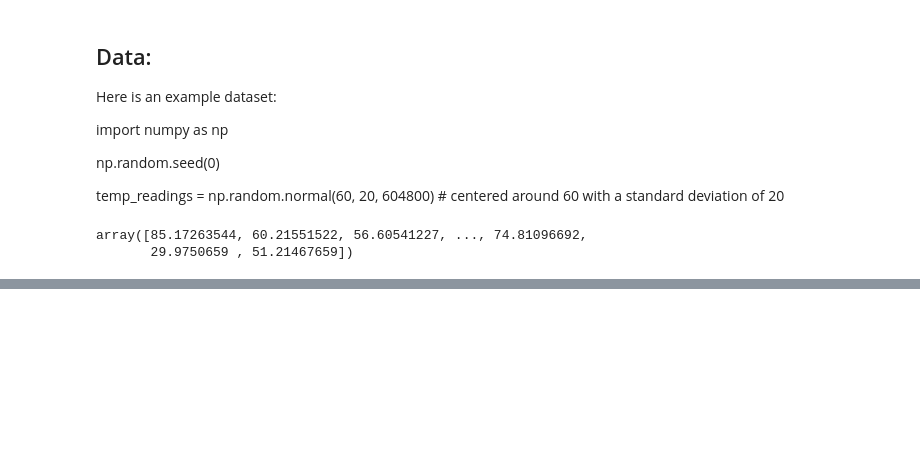
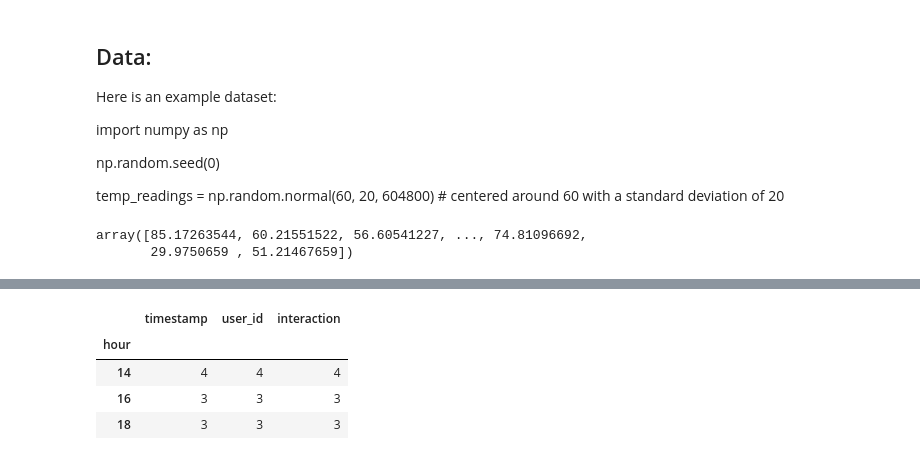
Before and after one commit to danmarino1/data_science_practice, a Jupyter notebook: python_generated_questions.ipynb, the cells around one changed output, grey strips where cells are left out. Cells and saved outputs as stored; diff of their text form; code cells hidden in the pictures; blank space fills up the shorter version.

```diff
--- a/python_generated_questions.ipynb
+++ b/python_generated_questions.ipynb
@@ -1748,0 +1866,8 @@ array([85.17263544, 60.21551522, 56.60541227, ..., 74.81096692,
+# %%
+df.groupby('hour').count()
+# %% [output]
+|  | timestamp | user_id | interaction |
+| hour |  |  |  |
+| 14 | 4 | 4 | 4 |
+| 16 | 3 | 3 | 3 |
+| 18 | 3 | 3 | 3 |
```
Also changed, not shown: parts of 11 cells of this notebook.
